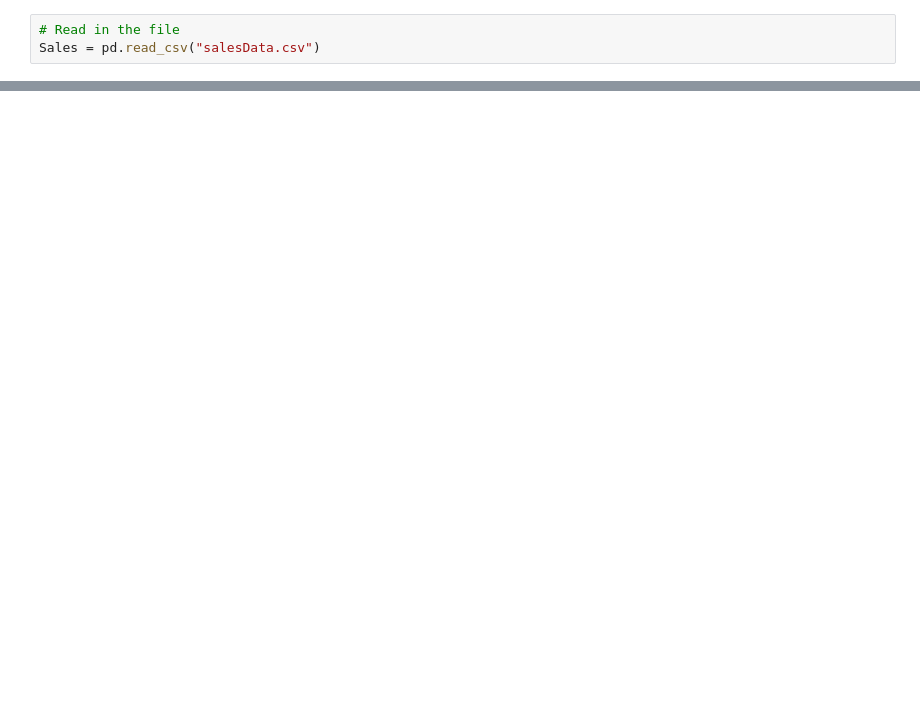
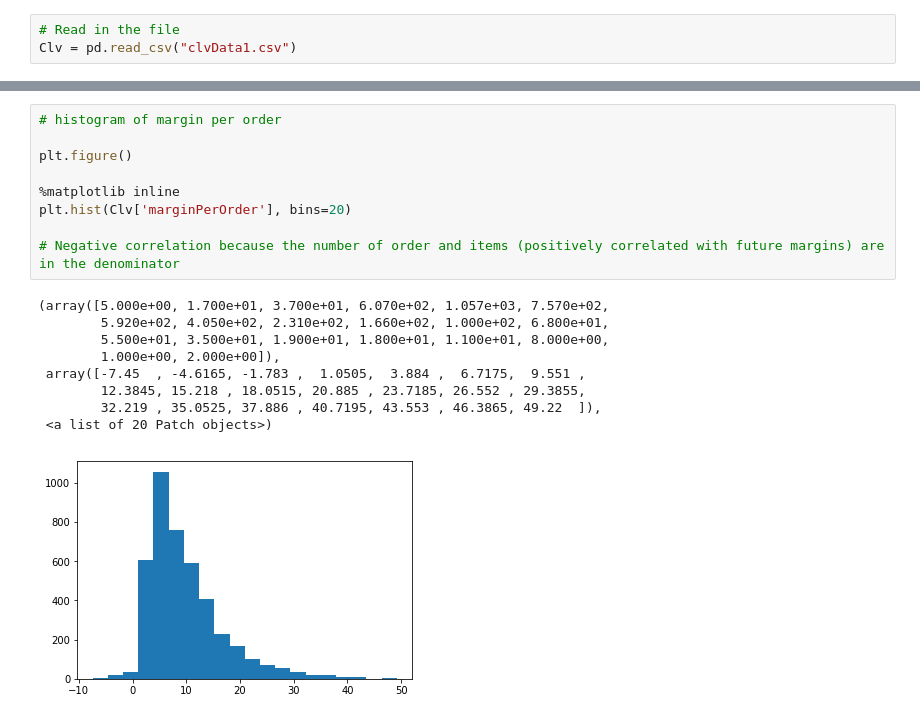
Before and after one commit to diyasuzanne/CustomerEngagementApps, a Jupyter notebook: CustomerLifetimeValue.ipynb, the cells around one changed output, grey strips where cells are left out. Drawn from its saved outputs; the diff is of its cells as text; blank space fills up the shorter version.

```diff
--- a/CustomerLifetimeValue.ipynb
+++ b/CustomerLifetimeValue.ipynb
@@ -4,3 +12,3 @@ import numpy as np
 # %%
 # Read in the file
-Sales = pd.read_csv("salesData.csv")
+Clv = pd.read_csv("clvData1.csv")
@@ -70,0 +104,19 @@ Sales[:10]
+# %%
+# histogram of margin per order
+
+plt.figure()
+
+%matplotlib inline
+plt.hist(Clv['marginPerOrder'], bins=20)
+
+# Negative correlation because the number of order and items (positively correlated with future margins) are in the denominator
+# %% [output]
+(array([5.000e+00, 1.700e+01, 3.700e+01, 6.070e+02, 1.057e+03, 7.570e+02,
+        5.920e+02, 4.050e+02, 2.310e+02, 1.660e+02, 1.000e+02, 6.800e+01,
+        5.500e+01, 3.500e+01, 1.900e+01, 1.800e+01, 1.100e+01, 8.000e+00,
+        1.000e+00, 2.000e+00]),
+ array([-7.45  , -4.6165, -1.783 ,  1.0505,  3.884 ,  6.7175,  9.551 ,
+        12.3845, 15.218 , 18.0515, 20.885 , 23.7185, 26.552 , 29.3855,
+        32.219 , 35.0525, 37.886 , 40.7195, 43.553 , 46.3865, 49.22  ]),
+ <a list of 20 Patch objects>)
+[figure, added]
```
Also changed, not shown: parts of 26 cells of this notebook.
